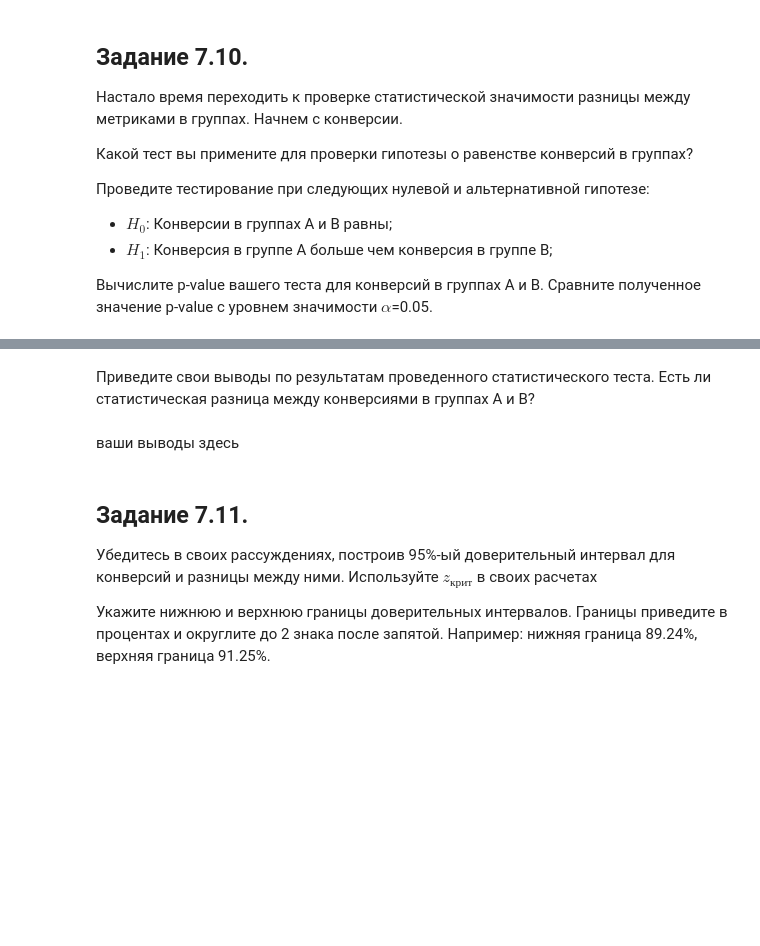
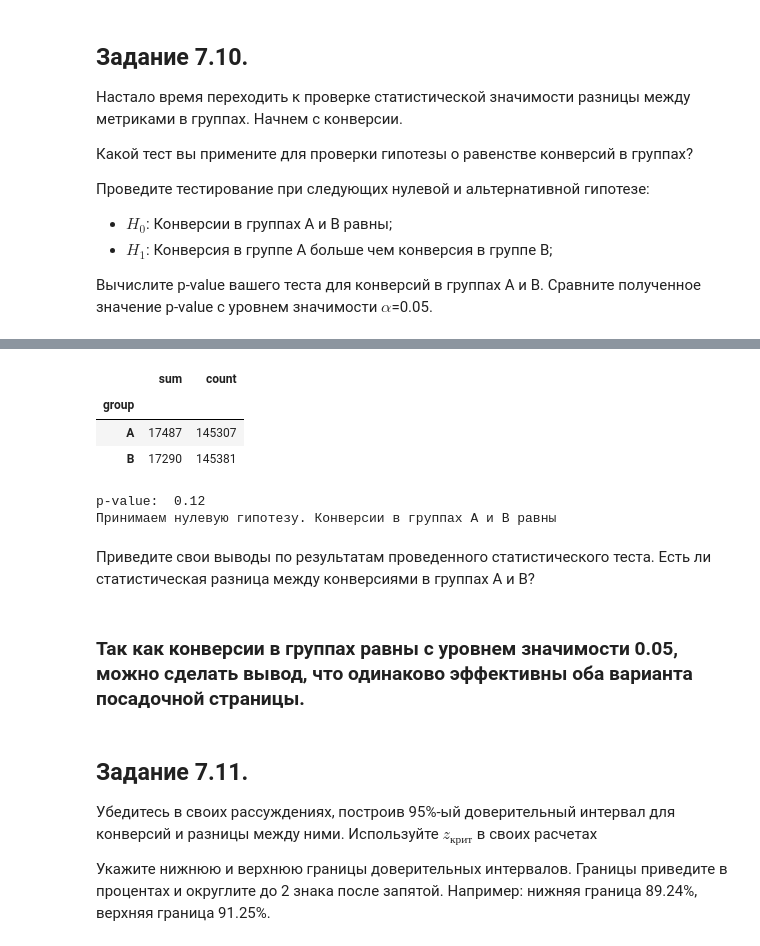
Before and after one commit to Vezdexod/sf_data_science, a Jupyter notebook: Data_Science_memory/EDA5/EDA5.7itog.ipynb, the cells around one changed output, grey strips where cells are left out. Cells and saved outputs as stored; diff of their text form; code cells hidden in the pictures; blank space fills up the shorter version.

```diff
--- a/Data_Science_memory/EDA5/EDA5.7itog.ipynb
+++ b/Data_Science_memory/EDA5/EDA5.7itog.ipynb
@@ -414,9 +425,40 @@ ax.grid(True);
+# %%
+converted_piv= updated_data.groupby('group')['purchase'].agg(
+    ['sum', 'count']
+)
+display(converted_piv)
+# %% [output]
+|  | sum | count |
+| group |  |  |
+| A | 17487 | 145307 |
+| B | 17290 | 145381 |
 # %%
-# ваш код здесь
+# нулевая и альтернативная гипотезы
+H0 = 'Конверсии в группах А и B равны'
+H1 = 'Конверсия в группе А выше, чем конверсия в группе B'
+alpha = 0.05 # уровень значимости
+
+# вычисляем значение p-value для z-теста для пропорций
+_, p_value = proportions_ztest(
+    count=converted_piv['sum'], #число "успехов"
+    nobs=converted_piv['count'], #общее число наблюдений
+    alternative='larger',
+)
+# выводим результат на экран
+print('p-value: ', round(p_value, 2))
+# сравниваем полученное p-value с уровнем значимости
+if (p_value < alpha):
+    print("Отвергаем нулевую гипотезу. {}".format(H0))
+    print("Альтернативная гипотеза. H1: {}".format(H1))
+else:
+    print("Принимаем нулевую гипотезу. {}".format(H0))
+# %% [output]
+p-value:  0.12
+Принимаем нулевую гипотезу. Конверсии в группах А и B равны
 # %% [markdown]
 Приведите свои выводы по результатам проведенного статистического теста. Есть ли статистическая разница между конверсиями в группах А и B?
 # %% [markdown]
-ваши выводы здесь
+### Так как конверсии в группах равны с уровнем значимости 0.05, можно сделать вывод, что одинаково эффективны оба варианта посадочной страницы.
 # %% [markdown]
 ## **Задание 7.11.**
 Убедитесь в своих рассуждениях, построив 95%-ый доверительный интервал для конверсий и разницы между ними. Используйте $z_{крит}$ в своих расчетах
```
Also changed, not shown: parts of 19 cells of this notebook, 1 other file.
